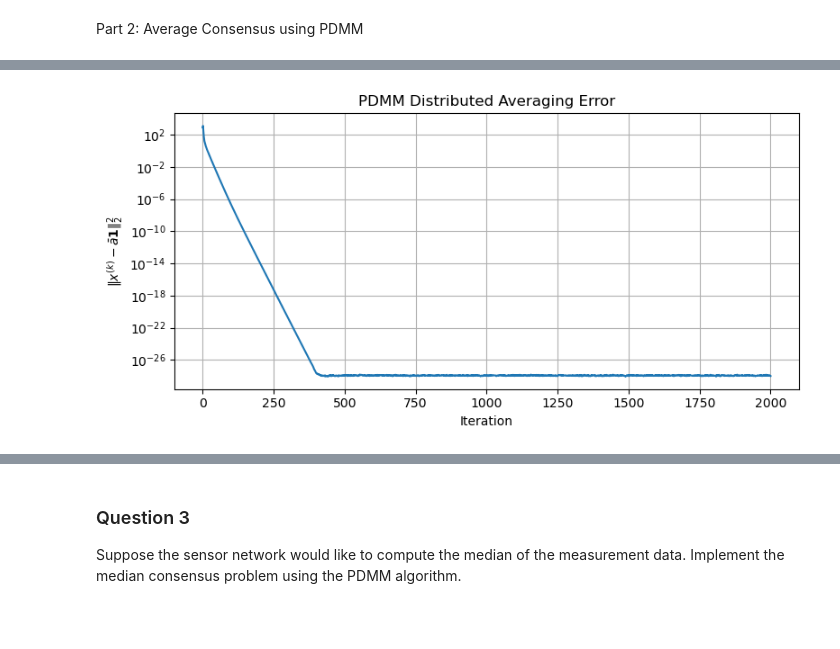
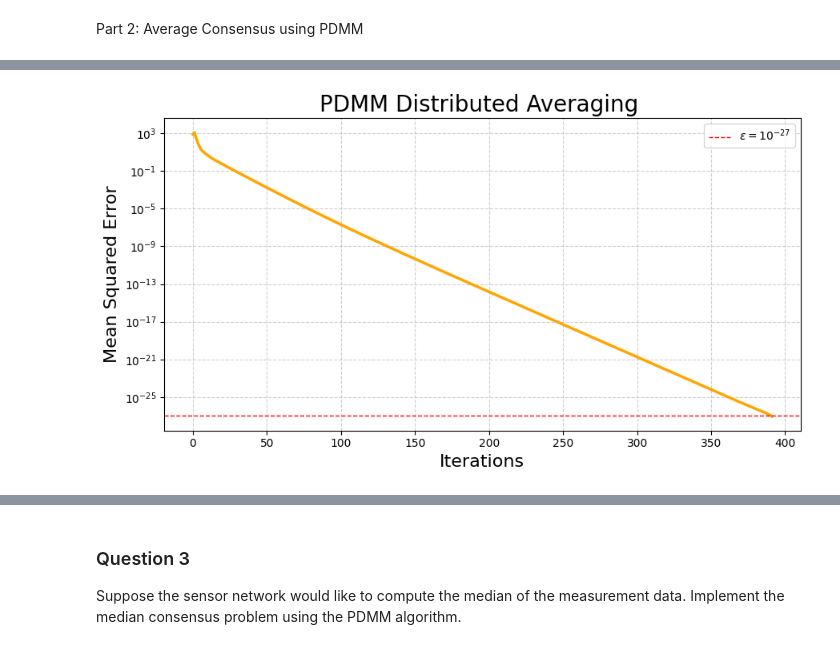
Before and after one commit to nish5180/Distributed_Signal_Processing_EE4540, a Jupyter notebook: distributed_project_git.ipynb, the cells around one changed output, grey strips where cells are left out. Drawn from its saved outputs; the diff is of its cells as text; code cells hidden in the pictures; blank space fills up the shorter version.

Commit message:
Final plots EXCEPT transmission. Final nodes and c values are decided, make sure to put the right C values fo the median consensus

```diff
--- a/distributed_project_git.ipynb
+++ b/distributed_project_git.ipynb
@@ -113,7 +147,7 @@ def randomized_gossip_average_consensus(
     adj_matrix,
     sensor_values,
     iters=500000,
-    epsilon=1e-29,
+    epsilon=1e-27,
     p_fail=0.0,
     seed=None,
     verbose=True
@@ -160,7 +194,7 @@ def randomized_gossip_average_consensus(
             if verbose:
                 print(f"Stopped at step {step+1} with error {squared_error:.2e}")
                 print(f"Elapsed time: {elapsed:.4f} seconds")
-            return error_rg, step+1, elapsed
+            return error_rg, elapsed
 
     t_end = time.perf_counter()
     elapsed = t_end - t_start
@@ -230,7 +268,6 @@ def pdmm_average_consensus(
     seed=None,
     verbose=True
 ):
-
     if seed is not None:
         np.random.seed(seed)
 
@@ -240,7 +277,6 @@ def pdmm_average_consensus(
 
     x = sensor_values_pdmm_avg.astype(float).copy()
     z = {}
-    # Initialize dual variables for all edges
     for i in range(n):
         for j in range(n):
             if adj_matrix[i, j] == 1:
@@ -254,40 +290,40 @@ def pdmm_average_consensus(
     for k in range(iters):
         x_new = x.copy()
 
-        # For this iteration, decide transmission for all edges
         trans_success = {}
         for i in range(n):
             for j in range(n):
                 if adj_matrix[i, j] == 1:
                     trans_success[(i, j)] = np.random.rand() > p_fail
 
-        # Primal update
         for i in range(n):
             neighbors = [j for j in range(n) if adj_matrix[i, j] == 1 and trans_success[(i, j)]]
             d = len(neighbors)
             if d > 0:
                 sum_z = sum(z[(i, j)] for j in neighbors)
                 x_new[i] = (sensor_values_pdmm_avg[i] - sum_z) / (1 + c * d)
-            # else: If no neighbors succeeded, keep x[i] unchanged
 
-        # Partial update y (use only successful edges)
         y = {}
         for i in range(n):
             for j in range(n):
                 if adj_matrix[i, j] == 1 and trans_success[(i, j)]:
                     y[(i, j)] = z[(i, j)] + 2 * c * x_new[i]
 
-        # Flip step (only if both directions succeeded)
         for i in range(n):
             for j in range(n):
                 if adj_matrix[i, j] == 1:
                     if trans_success[(i, j)] and trans_success.get((j, i), False):
                         z[(j, i)] = -y[(i, j)]
-                    # else: do not update z[(j, i)]
 
         x = x_new.copy()
         x_history.append(x.copy())
         error_ac.append(np.mean((x - true_average)**2))
+
+        # === Early stop condition
+        if error_ac[-1] < 1e-27:
+            if verbose:
+                print(f"Stopped early at iteration {k+1} with error {error_ac[-1]:.2e}")
+            break
 
     t_end = time.perf_counter()
     elapsed = t_end - t_start
@@ -301,16 +337,18 @@ def pdmm_average_consensus(
 x_history, error_ac, elapsed = pdmm_average_consensus(adj_matrix, sensor_values, c=0.256, iters=2000, seed=50)
 
 
-plt.figure(figsize=(8, 4))
-plt.semilogy(error_ac)
-plt.xlabel("Iteration")
-plt.ylabel(r"$\|x^{(k)} - \bar{a}\mathbf{1}\|_2^2$")
-plt.title("PDMM Distributed Averaging Error")
-plt.grid(True)
+plt.figure(figsize=(9,5))
+plt.semilogy(error_ac, color='orange',lw=2.5, alpha=1)
+plt.axhline(1e-27, color='red', linestyle='--', linewidth=1,
+            label=r'$\epsilon = 10^{-27}$')
+plt.xlabel("Iterations", fontsize=16)
+plt.ylabel("Mean Squared Error", fontsize=16)
+plt.title("PDMM Distributed Averaging ", fontsize=20)
+plt.grid(True, which="both", linestyle='--', alpha=0.6)
+plt.legend()
 plt.tight_layout()
 plt.show()
 
-# === Final results ===
 print(f"Final error: {error_ac[-1]:.2e}")
 print(f"Elapsed time: {elapsed:.4f} seconds")
 # %% [output]
@@ -318 +357 @@ Elapsed time: 134.5505 seconds
-[figure, old version]
+[figure, new version]
```
Also changed, not shown: parts of 9 cells of this notebook.
